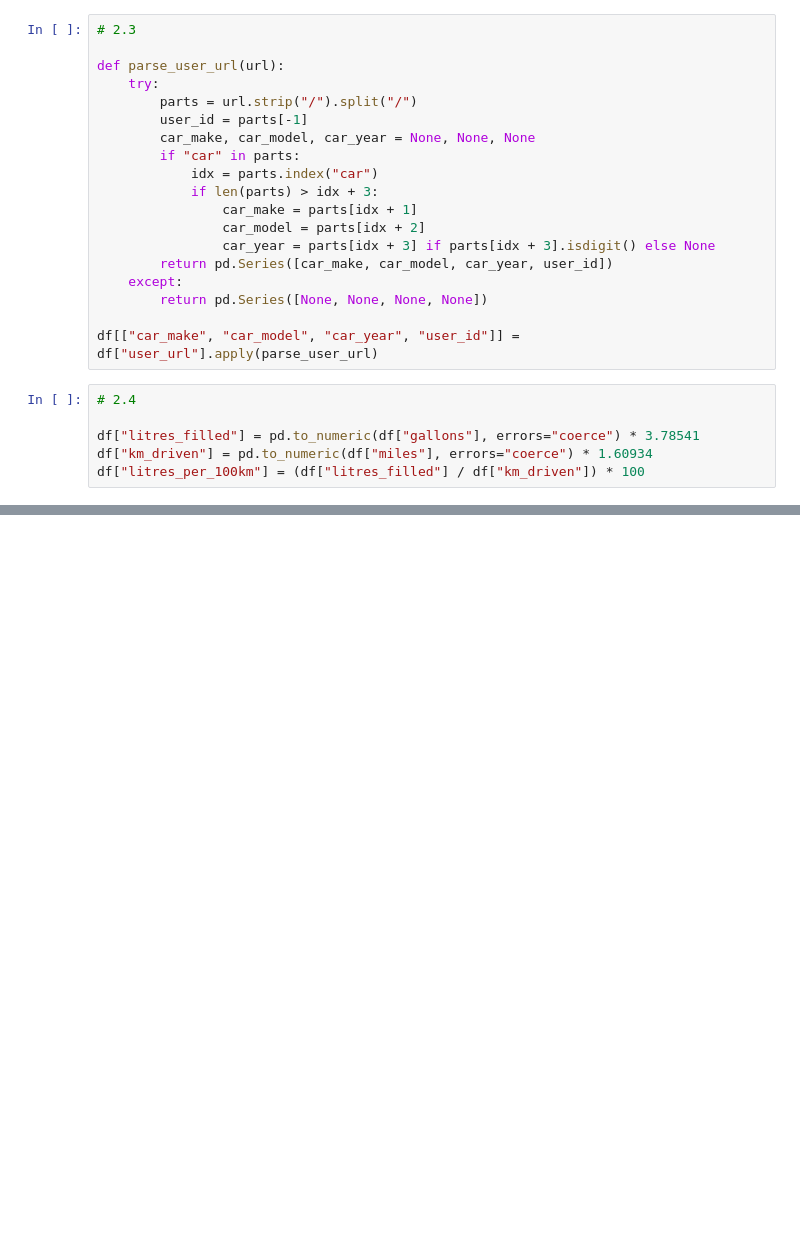
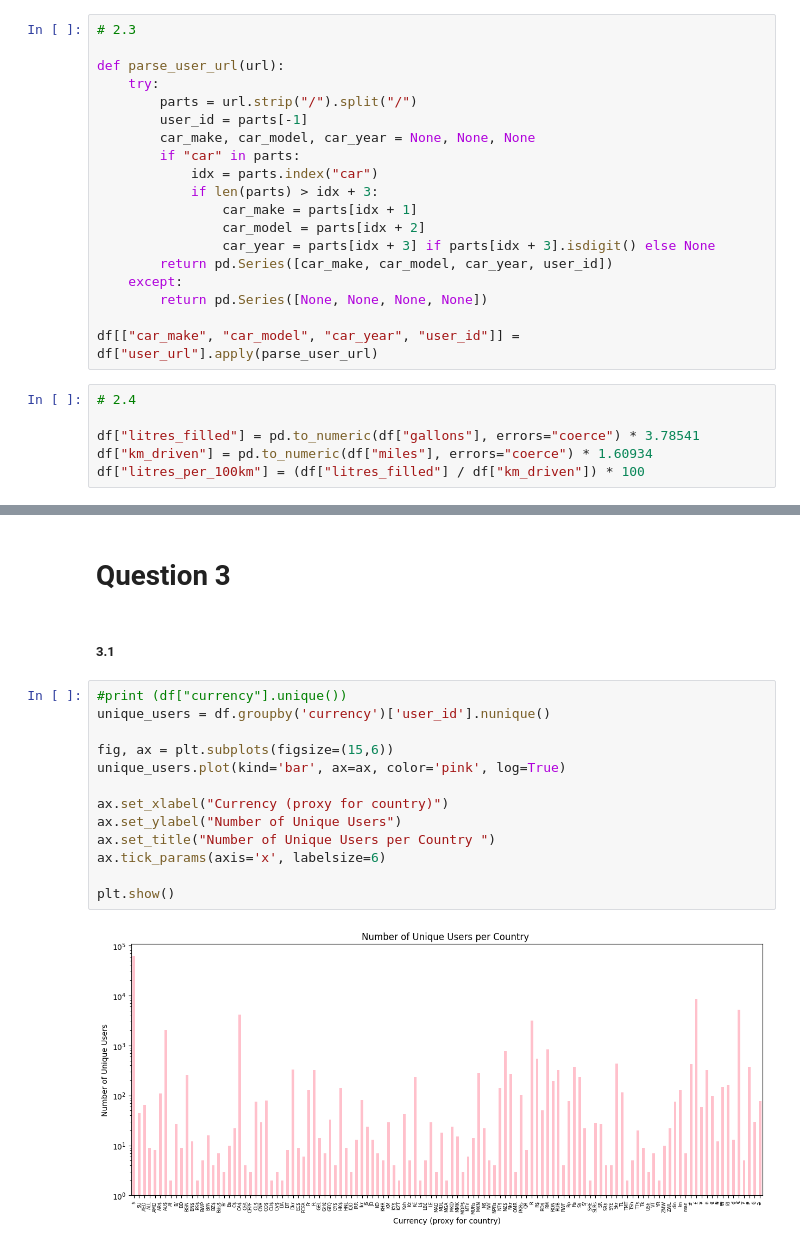
Before and after one commit to IDVE-PROJECT-01/Assignment-1, a Jupyter notebook: Question1.ipynb, the cells around one changed output, grey strips where cells are left out. Drawn from its saved outputs; the diff is of its cells as text; blank space fills up the shorter version.

Commit message:
question 3

```diff
--- a/Question1.ipynb
+++ b/Question1.ipynb
@@ -242,0 +243,19 @@ print(df[[
+# %% [markdown]
+# Question 3
+# %% [markdown]
+##### 3.1
+# %%
+#print (df["currency"].unique())
+unique_users = df.groupby('currency')['user_id'].nunique()
+
+fig, ax = plt.subplots(figsize=(15,6))
+unique_users.plot(kind='bar', ax=ax, color='pink', log=True)
+
+ax.set_xlabel("Currency (proxy for country)")
+ax.set_ylabel("Number of Unique Users")
+ax.set_title("Number of Unique Users per Country ")
+ax.tick_params(axis='x', labelsize=6)
+
+plt.show()
+# %% [output]
+[figure, added]
```
Also changed, not shown: parts of 10 cells of this notebook.
